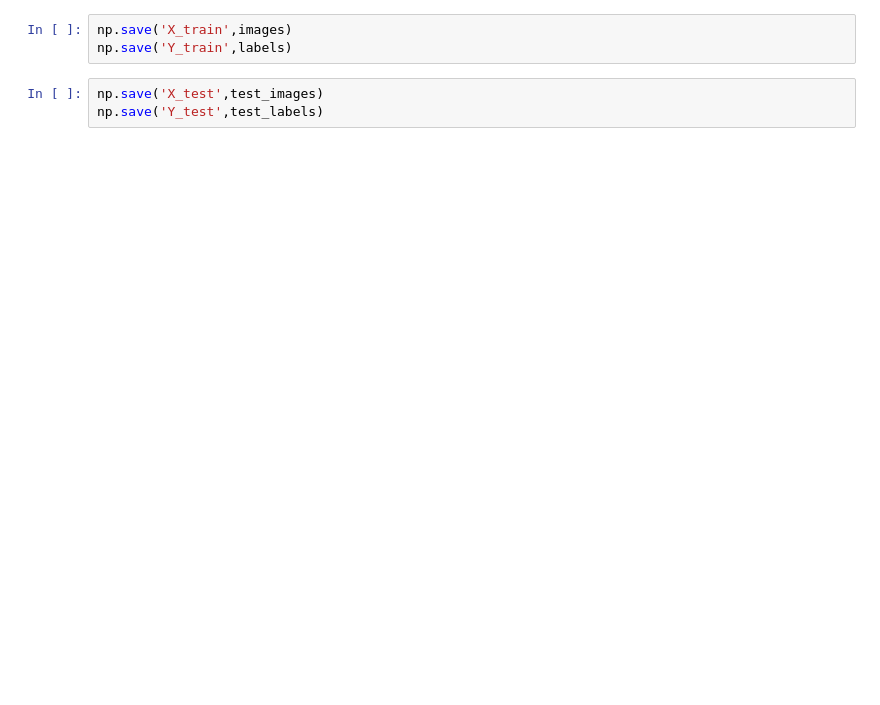
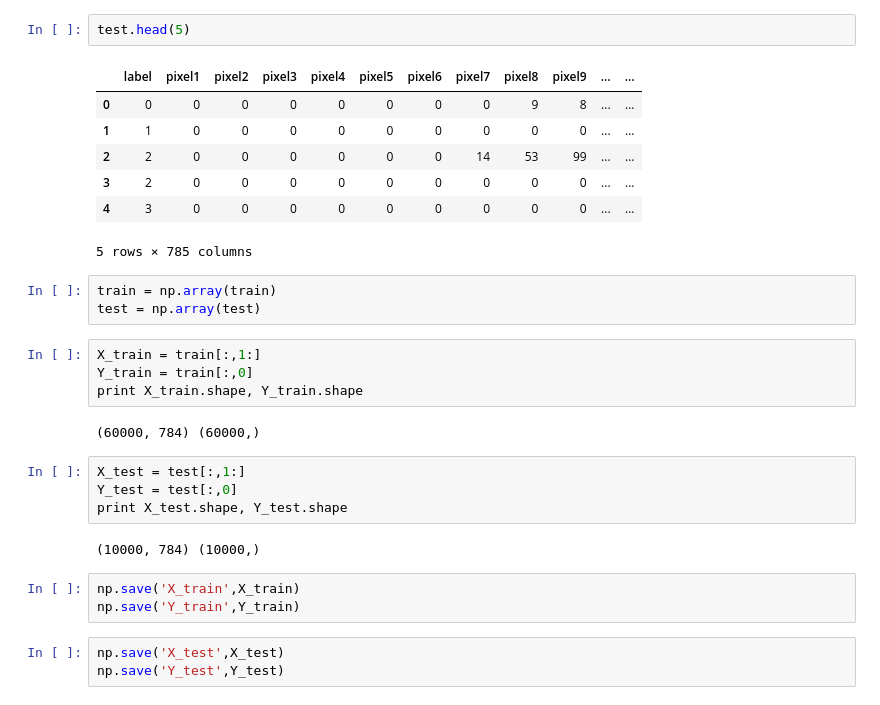
Before and after one commit to vasu-dev/MNIST-Fashion, a Jupyter notebook: data preprocessing.ipynb, the cells around one changed output. Cells and saved outputs as stored; diff of their text form; blank space fills up the shorter version.

```diff
--- a/data preprocessing.ipynb
+++ b/data preprocessing.ipynb
@@ -22,6 +17,31 @@ with gzip.open('/home/vasu/all_projects/ML/MNIST-Fashion/t10k-images-idx3-ubyte.
+# %%
+test.head(5)
+# %% [output]
+|  | label | pixel1 | pixel2 | pixel3 | pixel4 | pixel5 | pixel6 | pixel7 | pixel8 | pixel9 | ... | ... |
+| 0 | 0 | 0 | 0 | 0 | 0 | 0 | 0 | 0 | 9 | 8 | ... | ... |
+| 1 | 1 | 0 | 0 | 0 | 0 | 0 | 0 | 0 | 0 | 0 | ... | ... |
+| 2 | 2 | 0 | 0 | 0 | 0 | 0 | 0 | 14 | 53 | 99 | ... | ... |
+| 3 | 2 | 0 | 0 | 0 | 0 | 0 | 0 | 0 | 0 | 0 | ... | ... |
+| 4 | 3 | 0 | 0 | 0 | 0 | 0 | 0 | 0 | 0 | 0 | ... | ... |
+5 rows × 785 columns
+# %%
+train = np.array(train)
+test = np.array(test)
+# %%
+X_train = train[:,1:]
+Y_train = train[:,0]
+print X_train.shape, Y_train.shape
+# %% [output]
+(60000, 784) (60000,)
+# %%
+X_test = test[:,1:]
+Y_test = test[:,0]
+print X_test.shape, Y_test.shape
+# %% [output]
+(10000, 784) (10000,)
 # %%
-np.save('X_train',images)
-np.save('Y_train',labels)
+np.save('X_train',X_train)
+np.save('Y_train',Y_train)
 # %%
-np.save('X_test',test_images)
-np.save('Y_test',test_labels)
+np.save('X_test',X_test)
+np.save('Y_test',Y_test)
```
Also changed, not shown: parts of 10 cells of this notebook, 1 other file.
